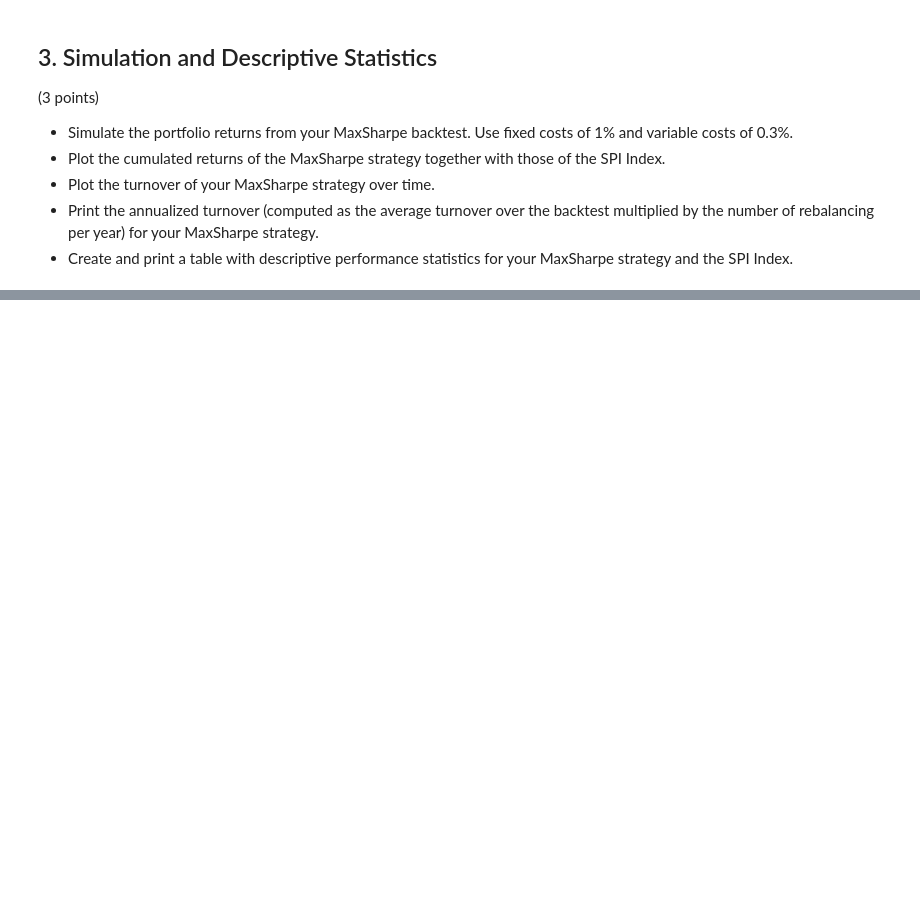
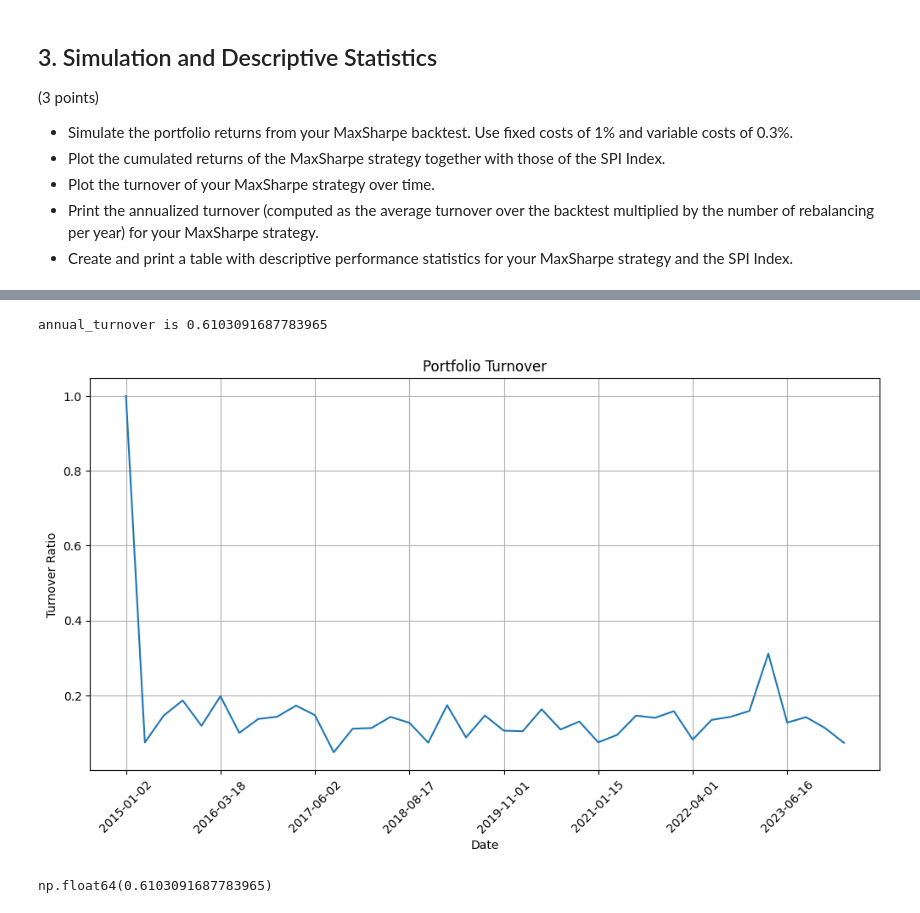
Before and after one commit to cbachela/qpmwp-course, a Jupyter notebook: assignments/assignment_4.ipynb, the cells around one changed output, grey strips where cells are left out. Cells and saved outputs as stored; diff of their text form; code cells hidden in the pictures; blank space fills up the shorter version.

```diff
--- a/assignments/assignment_4.ipynb
+++ b/assignments/assignment_4.ipynb
@@ -215,0 +334,26 @@ bt_ms.run(bs = bs)
+# %%
+# Turnover Part
+turnover_series = bt_ms.strategy.turnover(
+    return_series=bs.data.get_return_series(),
+    rescale=True
+)
+
+turnover_series.plot(
+    title='Portfolio Turnover',
+    xlabel='Date',
+    ylabel='Turnover Ratio',
+    grid=True,
+    figsize=(12, 6),
+    rot = 45
+)
+
+annual_turnover = turnover_series.mean() * 4
+print(f'annual_turnover is {annual_turnover}')
+# %% [output]
+annual_turnover is 0.6103091687783965
+[figure, added]
+# %%
+annual_turnover = turnover_series.mean() * 4
+annual_turnover
+# %% [output]
+np.float64(0.6103091687783965)
```
Also changed, not shown: parts of 9 cells of this notebook, 4 other files.
